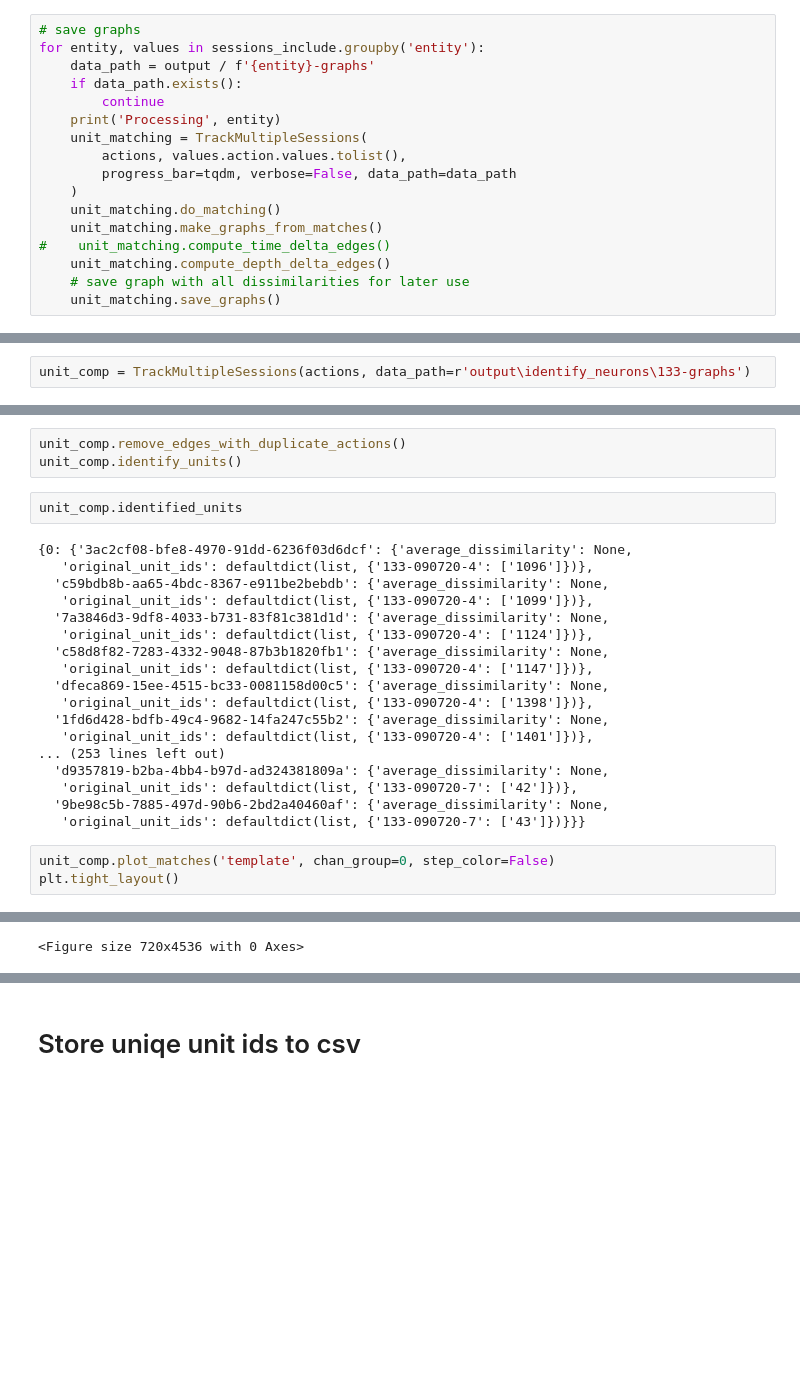
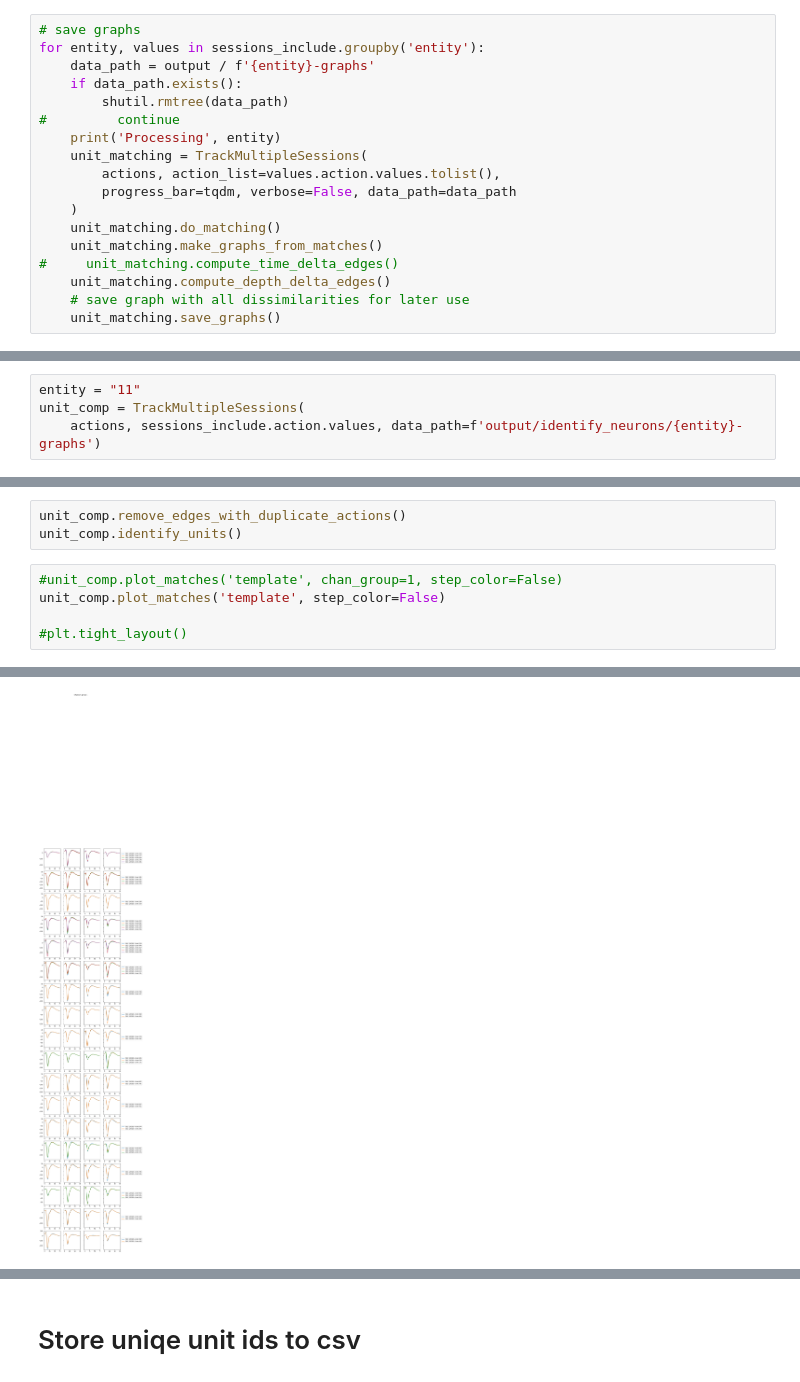
Before and after one commit to CINPLA/cinpla-base, a Jupyter notebook: notebooks/00-identify-neurons.ipynb, the cells around one changed output, grey strips where cells are left out. Saved outputs shown, nothing was run; the diff lists cells and outputs as text; blank space fills up the shorter version.

```diff
--- a/notebooks/00-identify-neurons.ipynb
+++ b/notebooks/00-identify-neurons.ipynb
@@ -125,15 +125,16 @@ sessions_include
 for entity, values in sessions_include.groupby('entity'):
     data_path = output / f'{entity}-graphs'
     if data_path.exists():
-        continue
+        shutil.rmtree(data_path)
+#         continue
     print('Processing', entity)
     unit_matching = TrackMultipleSessions(
-        actions, values.action.values.tolist(),
+        actions, action_list=values.action.values.tolist(),
         progress_bar=tqdm, verbose=False, data_path=data_path
     )
     unit_matching.do_matching()
     unit_matching.make_graphs_from_matches()
-#    unit_matching.compute_time_delta_edges()
+#     unit_matching.compute_time_delta_edges()
     unit_matching.compute_depth_delta_edges()
     # save graph with all dissimilarities for later use
     unit_matching.save_graphs()
@@ -150,5 +145,7 @@ unit_comp = unit_matching
 # %%
-unit_comp = TrackMultipleSessions(actions, data_path=r'output\identify_neurons\133-graphs')
+entity = "11"
+unit_comp = TrackMultipleSessions(
+    actions, sessions_include.action.values, data_path=f'output/identify_neurons/{entity}-graphs')
 # %%
 unit_comp.load_graphs()
 # %%
@@ -160,27 +157,9 @@ unit_comp.remove_edges_above_threshold('depth_delta', max_depth_delta)
 # %%
 unit_comp.remove_edges_with_duplicate_actions()
 unit_comp.identify_units()
-# %%
-unit_comp.identified_units
-# %% [output]
-{0: {'3ac2cf08-bfe8-4970-91dd-6236f03d6dcf': {'average_dissimilarity': None,
-   'original_unit_ids': defaultdict(list, {'133-090720-4': ['1096']})},
-  'c59bdb8b-aa65-4bdc-8367-e911be2bebdb': {'average_dissimilarity': None,
-   'original_unit_ids': defaultdict(list, {'133-090720-4': ['1099']})},
-  '7a3846d3-9df8-4033-b731-83f81c381d1d': {'average_dissimilarity': None,
-   'original_unit_ids': defaultdict(list, {'133-090720-4': ['1124']})},
-  'c58d8f82-7283-4332-9048-87b3b1820fb1': {'average_dissimilarity': None,
-   'original_unit_ids': defaultdict(list, {'133-090720-4': ['1147']})},
-  'dfeca869-15ee-4515-bc33-0081158d00c5': {'average_dissimilarity': None,
-   'original_unit_ids': defaultdict(list, {'133-090720-4': ['1398']})},
-  '1fd6d428-bdfb-49c4-9682-14fa247c55b2': {'average_dissimilarity': None,
-   'original_unit_ids': defaultdict(list, {'133-090720-4': ['1401']})},
-... (253 lines left out)
-  'd9357819-b2ba-4bb4-b97d-ad324381809a': {'average_dissimilarity': None,
-   'original_unit_ids': defaultdict(list, {'133-090720-7': ['42']})},
-  '9be98c5b-7885-497d-90b6-2bd2a40460af': {'average_dissimilarity': None,
-   'original_unit_ids': defaultdict(list, {'133-090720-7': ['43']})}}}
 # %%
-unit_comp.plot_matches('template', chan_group=0, step_color=False)
-plt.tight_layout()
+#unit_comp.plot_matches('template', chan_group=1, step_color=False)
+unit_comp.plot_matches('template', step_color=False)
+
+#plt.tight_layout()
 # %% [output]
@@ -188 +172 @@ ValueError: '61' is not in list
-<Figure size 720x4536 with 0 Axes>
+[figure, added]
```
Also changed, not shown: parts of 14 cells of this notebook, 48 other files.
